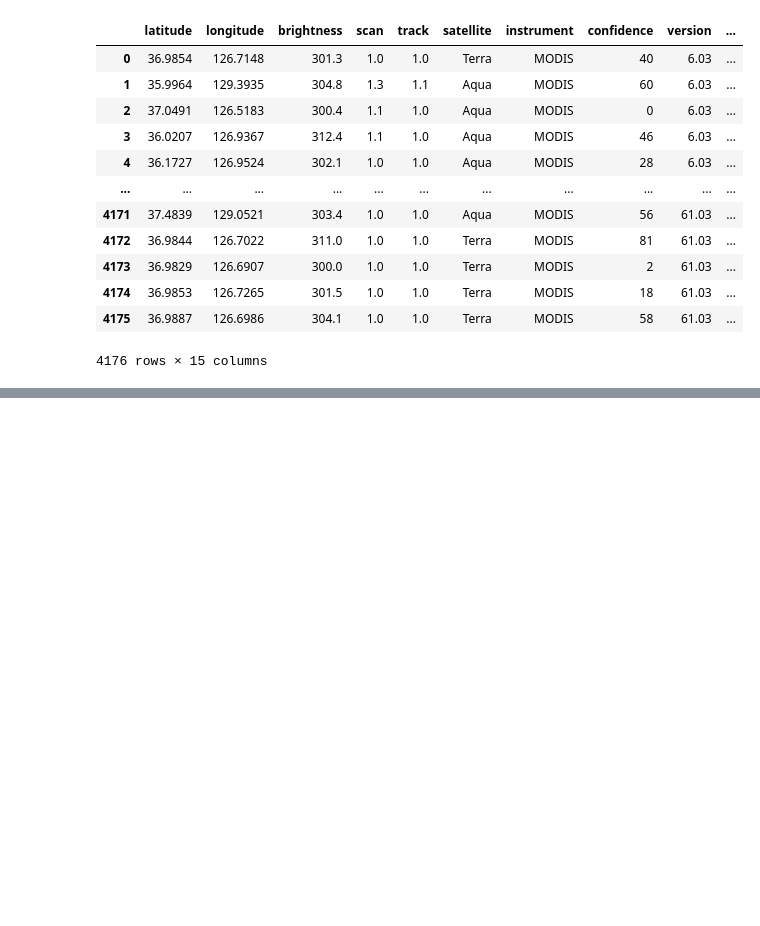
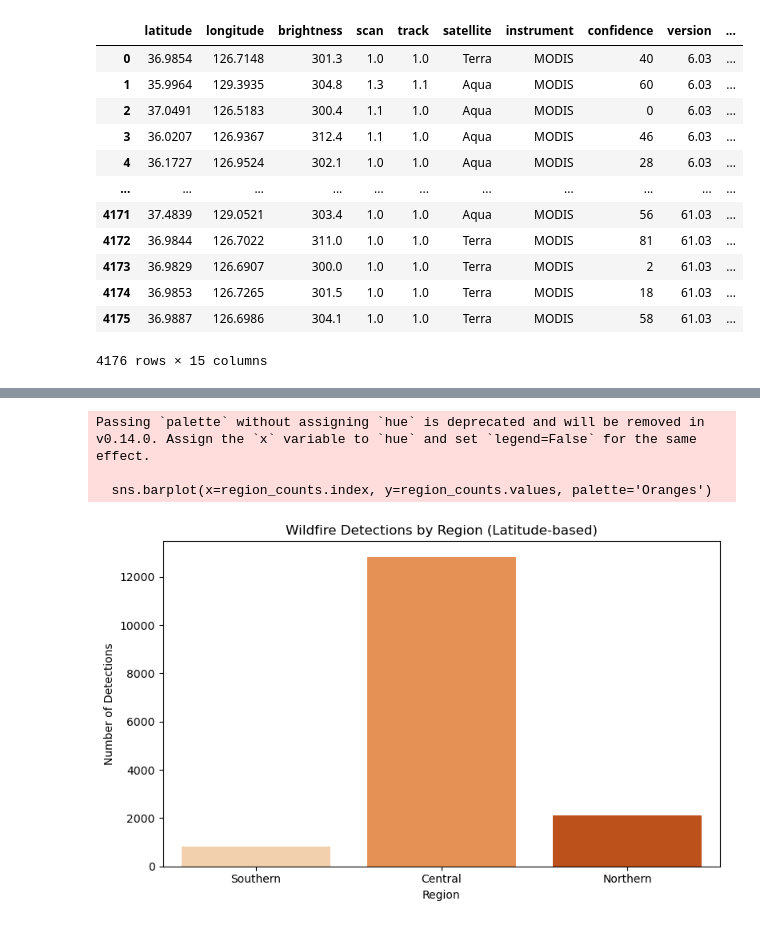
Before and after one commit to notyouradhee/TheEmberAlert, a Jupyter notebook: notebooks/data_exploration.ipynb, the cells around one changed output, grey strips where cells are left out. Cells and saved outputs as stored; diff of their text form; code cells hidden in the pictures; blank space fills up the shorter version.

```diff
--- a/notebooks/data_exploration.ipynb
+++ b/notebooks/data_exploration.ipynb
@@ -165,0 +230,30 @@ Index(['latitude', 'longitude', 'brightness', 'scan', 'track', 'satellite',
+# %%
+import pandas as pd
+import seaborn as sns
+import matplotlib.pyplot as plt
+
+# Load and prepare your data
+df = pd.read_csv('../data/processed/nepal_combined.csv')
+df['datetime'] = pd.to_datetime(df['date'] + ' ' + df['time'])  # other got datetime column but sorry mistakely got date and time different column for combined csv file :()
+
+# 📍 Create regions based on latitude
+bins = [25, 27, 29, 31]  # Adjust for Nepal's latitude range
+labels = ['Southern', 'Central', 'Northern']
+df['region'] = pd.cut(df['latitude'], bins=bins, labels=labels, include_lowest=True)
+
+# 🔥 Count detections per region
+region_counts = df['region'].value_counts().sort_values(ascending=False)
+
+# 📊 Plot
+plt.figure(figsize=(8,5))
+sns.barplot(x=region_counts.index, y=region_counts.values, palette='Oranges')
+plt.title("Wildfire Detections by Region (Latitude-based)")
+plt.xlabel("Region")
+plt.ylabel("Number of Detections")
+plt.tight_layout()
+plt.show()
+# %% [output]
+Passing `palette` without assigning `hue` is deprecated and will be removed in v0.14.0. Assign the `x` variable to `hue` and set `legend=False` for the same effect.
+
+  sns.barplot(x=region_counts.index, y=region_counts.values, palette='Oranges')
+[figure, added]
```
Also changed, not shown: parts of 10 cells of this notebook.
